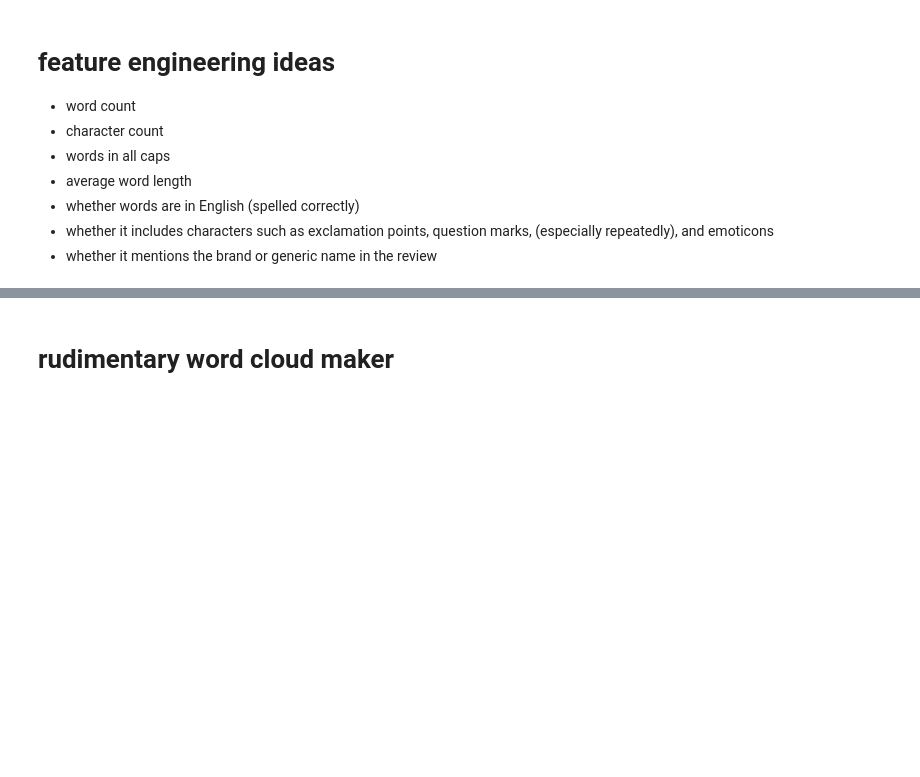
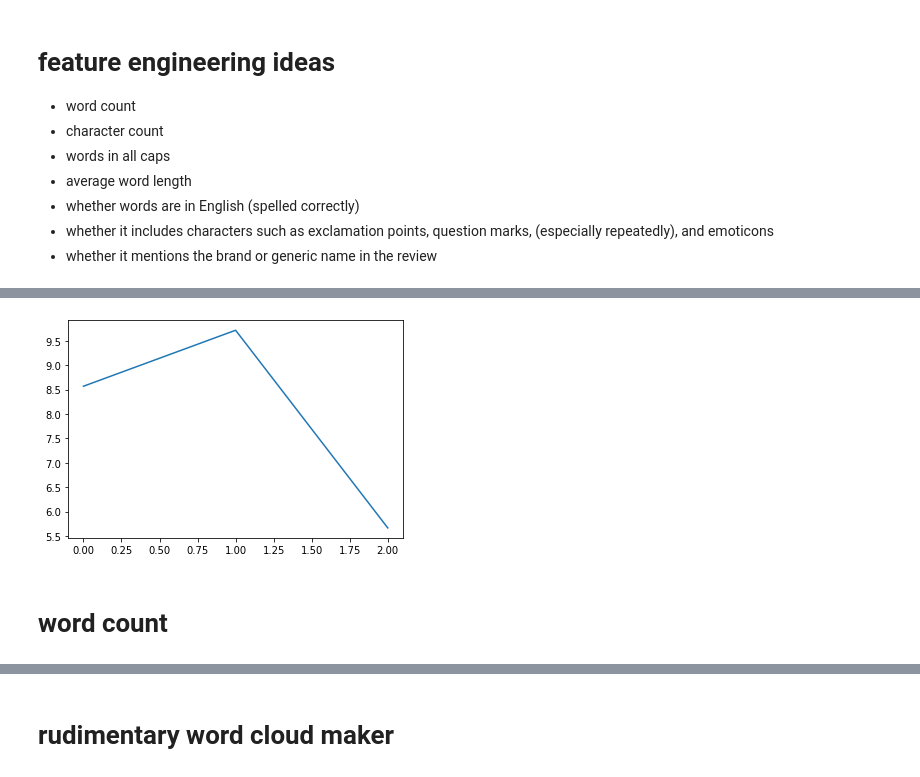
Before and after one commit to aarongalbraith/flatiron-phase5-project, a Jupyter notebook: notebooks/project_notebook.ipynb, the cells around one changed output, grey strips where cells are left out. Saved outputs shown, nothing was run; the diff lists cells and outputs as text; code cells hidden in the pictures; blank space fills up the shorter version.

```diff
--- a/notebooks/project_notebook.ipynb
+++ b/notebooks/project_notebook.ipynb
@@ -1435,0 +1004,6 @@ def plot_wordcloud(wordcloud):
+# %%
+plot_useful('question_count', low=0.01, high=0.999)
+# %% [output]
+[figure, added]
+# %% [markdown]
+# word count
```
Also changed, not shown: parts of 130 cells of this notebook.
